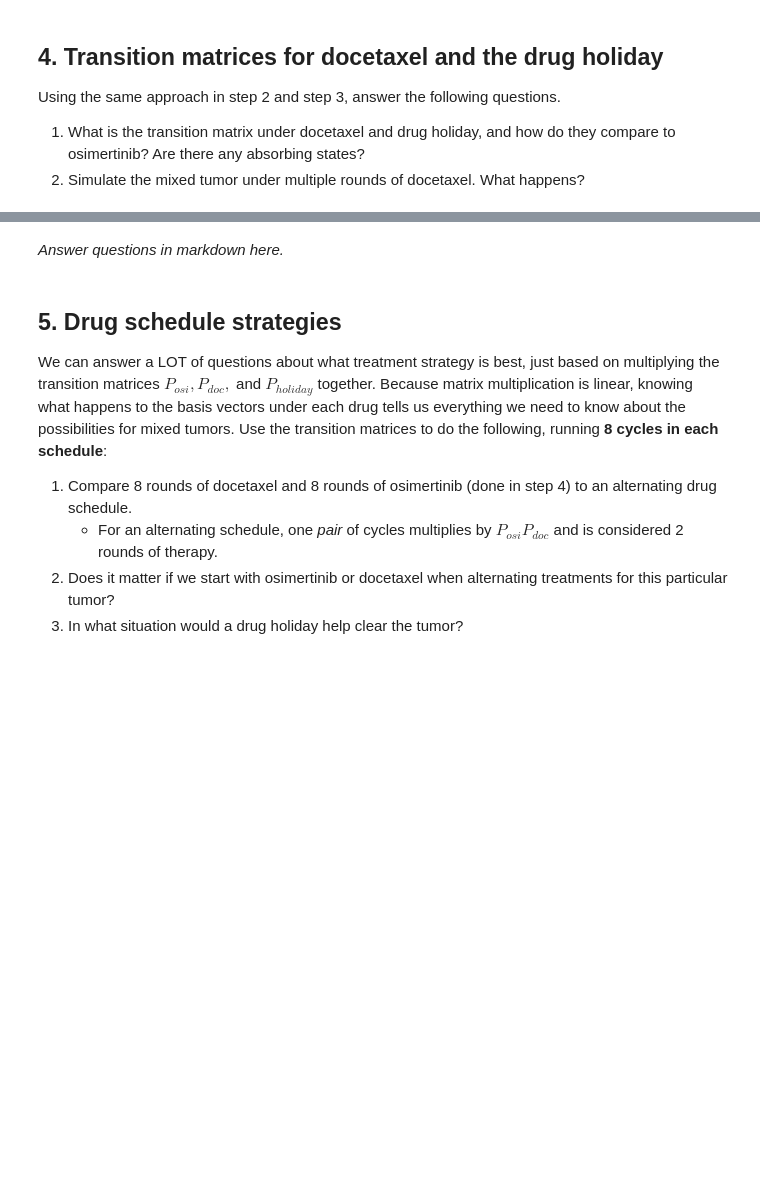
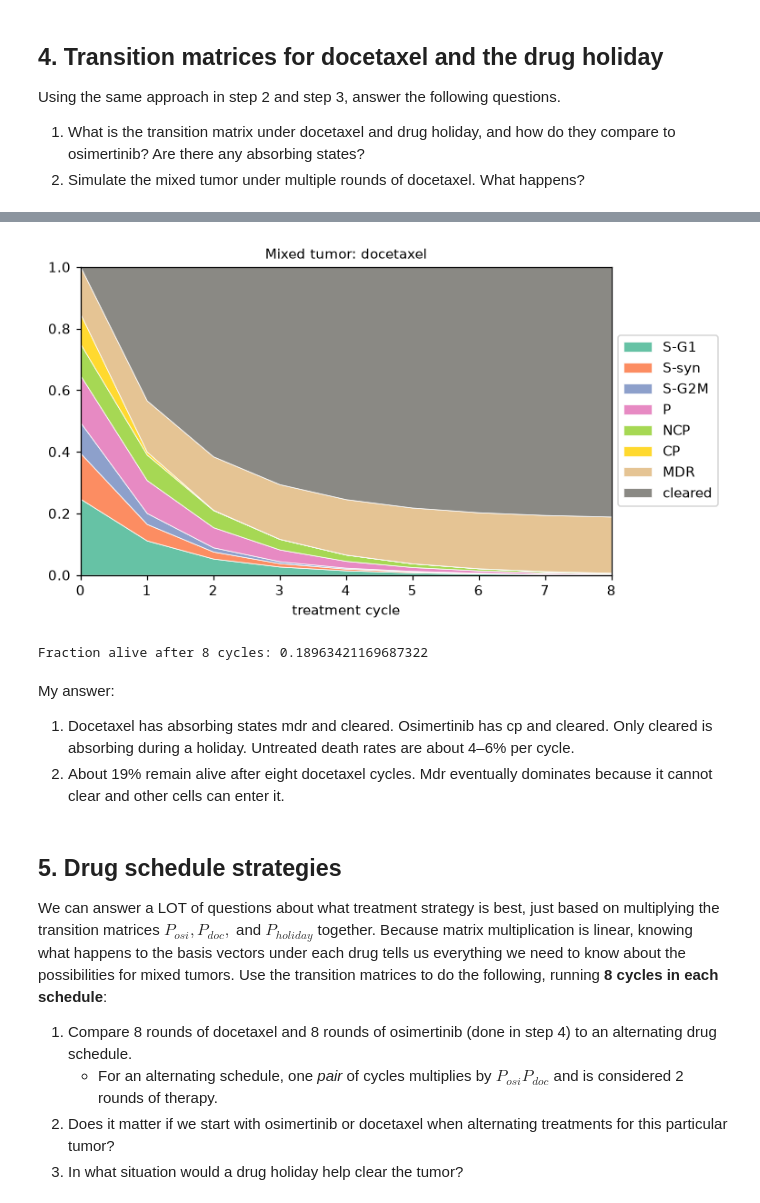
Before and after one commit to waltroou/uu_markov, a Jupyter notebook: lab_2/Lab09_markov_chain_cells.ipynb, the cells around one changed output, grey strips where cells are left out. Cells and saved outputs as stored; diff of their text form; code cells hidden in the pictures; blank space fills up the shorter version.

```diff
--- a/lab_2/Lab09_markov_chain_cells.ipynb
+++ b/lab_2/Lab09_markov_chain_cells.ipynb
@@ -312,7 +390,18 @@ P_holiday = ...   # TODO
 # %%
-# Simulate the evolution of pi_mix under docetaxel
+doc_path = evolve(pi_mix, P_doc, 8)
+fig, ax = plt.subplots(figsize=(7, 4))
+plot_trajectory(doc_path, ax, 'Mixed tumor: docetaxel')
+ax.legend(loc='center left', bbox_to_anchor=(1, 0.5))
+plt.tight_layout()
+plt.show()
+print('Fraction alive after 8 cycles:', 1 - doc_path[-1, -1])
+# %% [output]
+[figure, added]
+Fraction alive after 8 cycles: 0.18963421169687322
 # %% [markdown]
-*Answer questions in markdown here.*
+My answer:
+1. Docetaxel has absorbing states mdr and cleared. Osimertinib has cp and cleared. Only cleared is absorbing during a holiday. Untreated death rates are about 4–6% per cycle.
+2. About 19% remain alive after eight docetaxel cycles. Mdr eventually dominates because it cannot clear and other cells can enter it.
 # %% [markdown]
 ## 5. Drug schedule strategies
 
```
Also changed, not shown: parts of 22 cells of this notebook.
